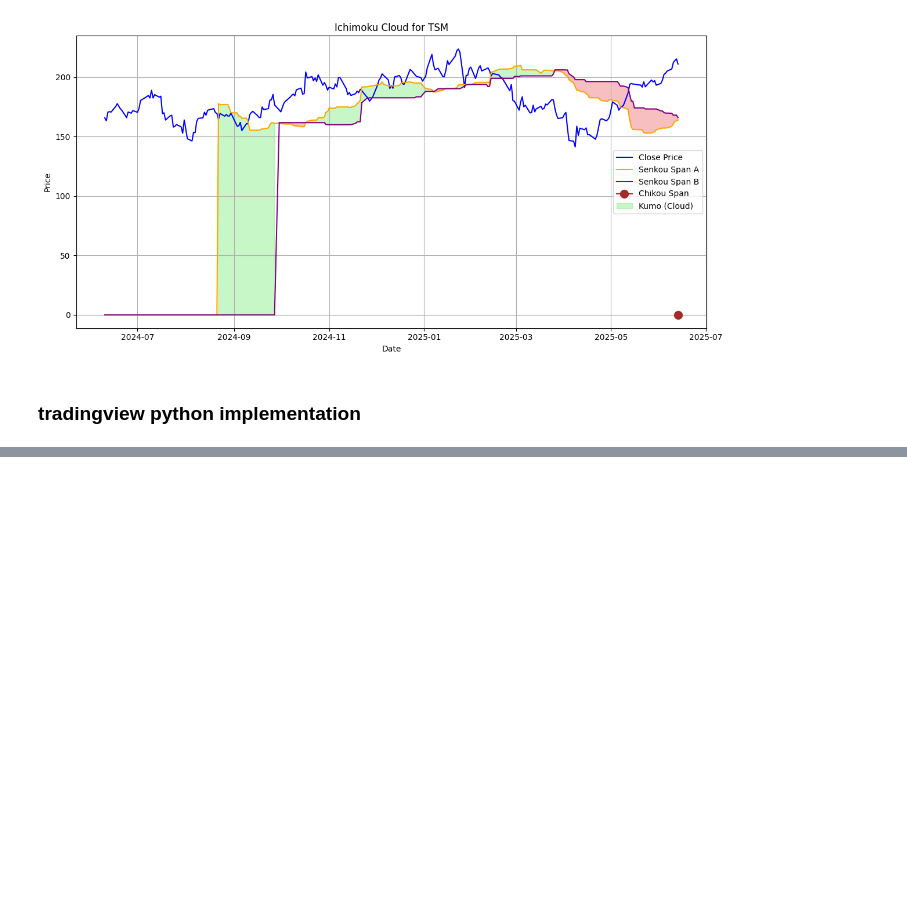
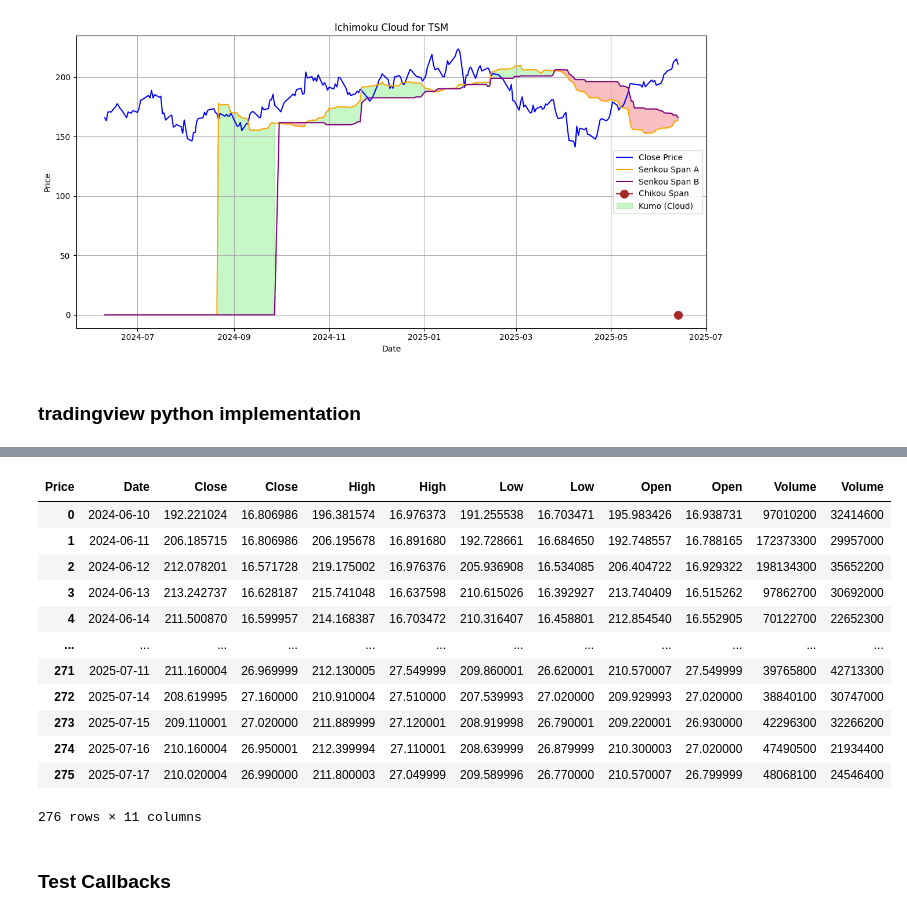
Before and after one commit to cctong-castiel/trading_playground, a Jupyter notebook: test_plotting_finance.ipynb, the cells around one changed output, grey strips where cells are left out. Drawn from its saved outputs; the diff is of its cells as text; code cells hidden in the pictures; blank space fills up the shorter version.

```diff
--- a/test_plotting_finance.ipynb
+++ b/test_plotting_finance.ipynb
@@ -882,0 +971,8 @@ chart.show(block=True)
+# %%
+# using yfinacnce
+
+stock_code_1 = 'T'
+stock_code_2 = 'AAPL'
+symbols = [stock_code_1, stock_code_2]
+data = yf.download(symbols, start='2024-06-09', end  ='2025-07-18', interval='1d')
+print(data)
@@ -882,0 +998,5 @@ chart.show(block=True)
+# %%
+# make the Ticker symbol be the frist column and all the T and AAPL stocks data(close, open, high, low, volume) stack on those columns
+data = data.stack(level=0).rename_axis(['Date', 'Ticker']).reset_index()
+# data.columns = data.columns.droplevel(1)
+data
@@ -882,0 +1017,22 @@ chart.show(block=True)
+# %%
+data = data.reset_index()
+# data['Date'] = pd.to_datetime(data['Date'])
+data.columns = data.columns.droplevel(1)
+# %%
+data
+# %% [output]
+| Price | Date | Close | Close | High | High | Low | Low | Open | Open | Volume | Volume |
+| 0 | 2024-06-10 | 192.221024 | 16.806986 | 196.381574 | 16.976373 | 191.255538 | 16.703471 | 195.983426 | 16.938731 | 97010200 | 32414600 |
+| 1 | 2024-06-11 | 206.185715 | 16.806986 | 206.195678 | 16.891680 | 192.728661 | 16.684650 | 192.748557 | 16.788165 | 172373300 | 29957000 |
+| 2 | 2024-06-12 | 212.078201 | 16.571728 | 219.175002 | 16.976376 | 205.936908 | 16.534085 | 206.404722 | 16.929322 | 198134300 | 35652200 |
+| 3 | 2024-06-13 | 213.242737 | 16.628187 | 215.741048 | 16.637598 | 210.615026 | 16.392927 | 213.740409 | 16.515262 | 97862700 | 30692000 |
+| 4 | 2024-06-14 | 211.500870 | 16.599957 | 214.168387 | 16.703472 | 210.316407 | 16.458801 | 212.854540 | 16.552905 | 70122700 | 22652300 |
+| ... | ... | ... | ... | ... | ... | ... | ... | ... | ... | ... | ... |
+| 271 | 2025-07-11 | 211.160004 | 26.969999 | 212.130005 | 27.549999 | 209.860001 | 26.620001 | 210.570007 | 27.549999 | 39765800 | 42713300 |
+| 272 | 2025-07-14 | 208.619995 | 27.160000 | 210.910004 | 27.510000 | 207.539993 | 27.020000 | 209.929993 | 27.020000 | 38840100 | 30747000 |
+| 273 | 2025-07-15 | 209.110001 | 27.020000 | 211.889999 | 27.120001 | 208.919998 | 26.790001 | 209.220001 | 26.930000 | 42296300 | 32266200 |
+| 274 | 2025-07-16 | 210.160004 | 26.950001 | 212.399994 | 27.110001 | 208.639999 | 26.879999 | 210.300003 | 27.020000 | 47490500 | 21934400 |
+| 275 | 2025-07-17 | 210.020004 | 26.990000 | 211.800003 | 27.049999 | 209.589996 | 26.770000 | 210.570007 | 26.799999 | 48068100 | 24546400 |
+276 rows × 11 columns
+# %% [markdown]
+### Test Callbacks
```
Also changed, not shown: parts of 17 cells of this notebook, 2 other files.
